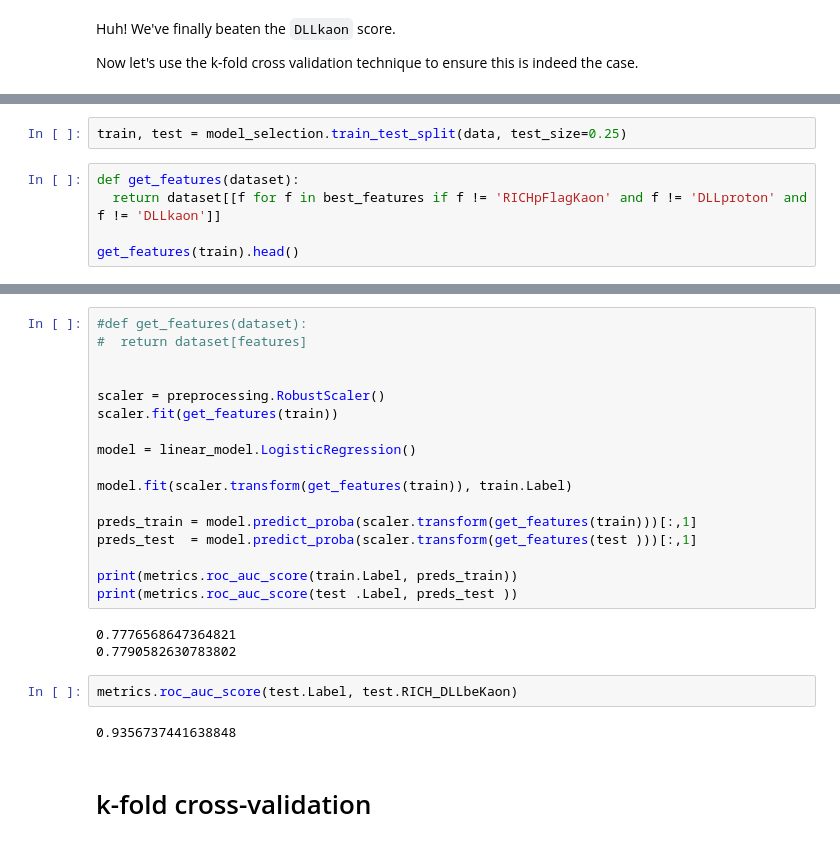
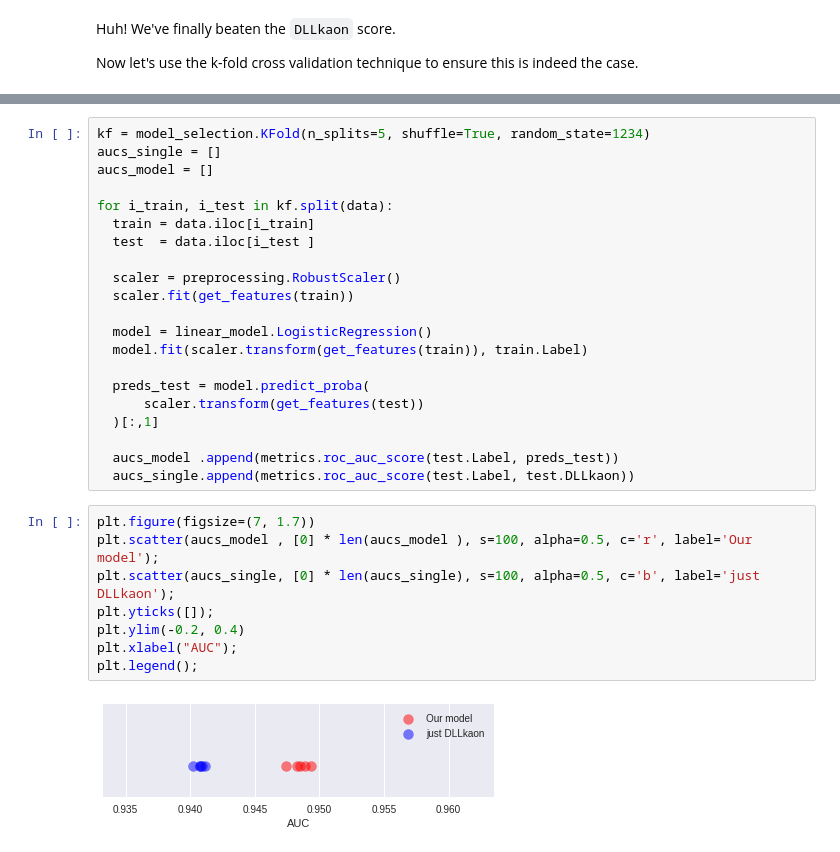
Before and after one commit to SiLiKhon/HEPStatsSeminar, a Jupyter notebook: seminar2/LinearModels_LHCb_PID.ipynb, the cells around one changed output, grey strips where cells are left out. Drawn from its saved outputs; the diff is of its cells as text.

```diff
--- a/seminar2/LinearModels_LHCb_PID.ipynb
+++ b/seminar2/LinearModels_LHCb_PID.ipynb
@@ -335,7 +269,0 @@ from sklearn import linear_model, metrics, model_selection, preprocessing
-# %%
-train, test = model_selection.train_test_split(data, test_size=0.25)
-# %%
-def get_features(dataset):
-  return dataset[[f for f in best_features if f != 'RICHpFlagKaon' and f != 'DLLproton' and f != 'DLLkaon']]
-
-get_features(train).head()
@@ -360,26 +270,31 @@ plt.show();
 # %%
-#def get_features(dataset):
-#  return dataset[features]
+kf = model_selection.KFold(n_splits=5, shuffle=True, random_state=1234)
+aucs_single = []
+aucs_model = []
 
+for i_train, i_test in kf.split(data):
+  train = data.iloc[i_train]
+  test  = data.iloc[i_test ]
 
-scaler = preprocessing.RobustScaler()
-scaler.fit(get_features(train))
+  scaler = preprocessing.RobustScaler()
+  scaler.fit(get_features(train))
 
-model = linear_model.LogisticRegression()
+  model = linear_model.LogisticRegression()
+  model.fit(scaler.transform(get_features(train)), train.Label)
 
-model.fit(scaler.transform(get_features(train)), train.Label)
+  preds_test = model.predict_proba(
+      scaler.transform(get_features(test))
+  )[:,1]
 
-preds_train = model.predict_proba(scaler.transform(get_features(train)))[:,1]
-preds_test  = model.predict_proba(scaler.transform(get_features(test )))[:,1]
-
-print(metrics.roc_auc_score(train.Label, preds_train))
-print(metrics.roc_auc_score(test .Label, preds_test ))
+  aucs_model .append(metrics.roc_auc_score(test.Label, preds_test))
+  aucs_single.append(metrics.roc_auc_score(test.Label, test.DLLkaon))
-# %% [output]
-0.7776568647364821
-0.7790582630783802
-# %%
-metrics.roc_auc_score(test.Label, test.RICH_DLLbeKaon)
-# %% [output]
-0.9356737441638848
-# %% [markdown]
-# k-fold cross-validation
+# %%
+plt.figure(figsize=(7, 1.7))
+plt.scatter(aucs_model , [0] * len(aucs_model ), s=100, alpha=0.5, c='r', label='Our model');
+plt.scatter(aucs_single, [0] * len(aucs_single), s=100, alpha=0.5, c='b', label='just DLLkaon');
+plt.yticks([]);
+plt.ylim(-0.2, 0.4)
+plt.xlabel("AUC");
+plt.legend();
+# %% [output]
+[figure, added]
```
Also changed, not shown: parts of 21 cells of this notebook.
